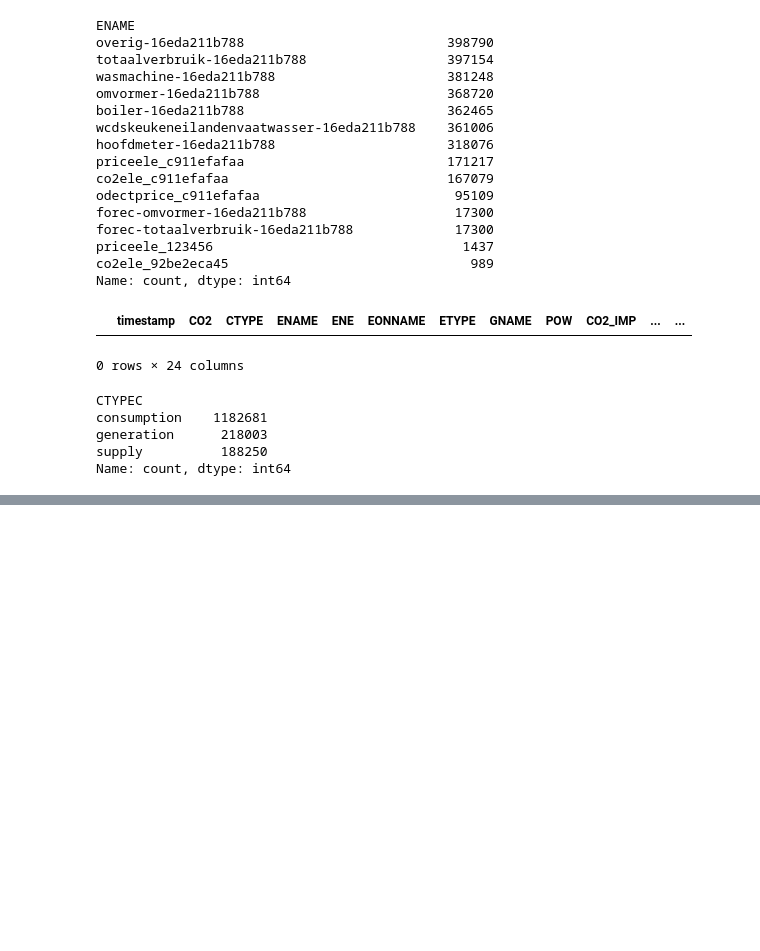
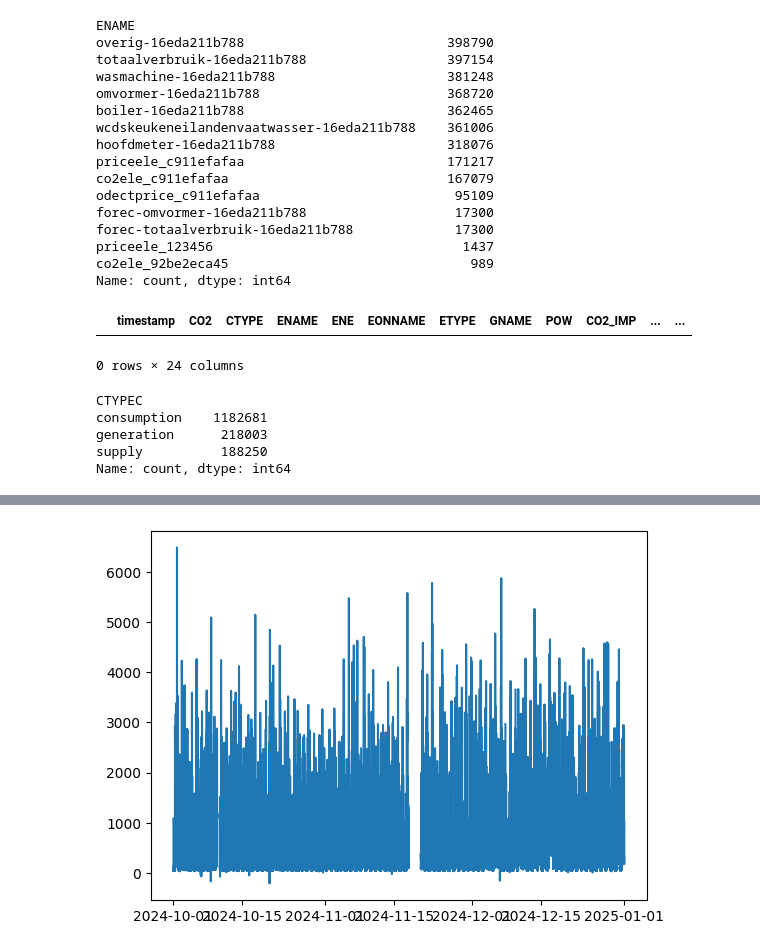
Before and after one commit to CasDerksen/Project3_Deel1, a Jupyter notebook: stijn.ipynb, the cells around one changed output, grey strips where cells are left out. Cells and saved outputs as stored; diff of their text form; code cells hidden in the pictures; blank space fills up the shorter version.

```diff
--- a/stijn.ipynb
+++ b/stijn.ipynb
@@ -46,0 +69,5 @@ Name: count, dtype: int64
+# %%
+df_viermaanden = df_totaal[
+    (df_totaal['timestamp'] > '2024-10-01') &
+    (df_totaal['timestamp'] < '2025-01-01')
+]
@@ -46,0 +85,6 @@ Name: count, dtype: int64
+# %%
+fig ,ax = plt.subplots()
+plt.plot(df_viermaanden['timestamp'],df_viermaanden['POW'])
+plt.show()
+# %% [output]
+[figure, added]
```
Also changed, not shown: parts of 5 cells of this notebook.
